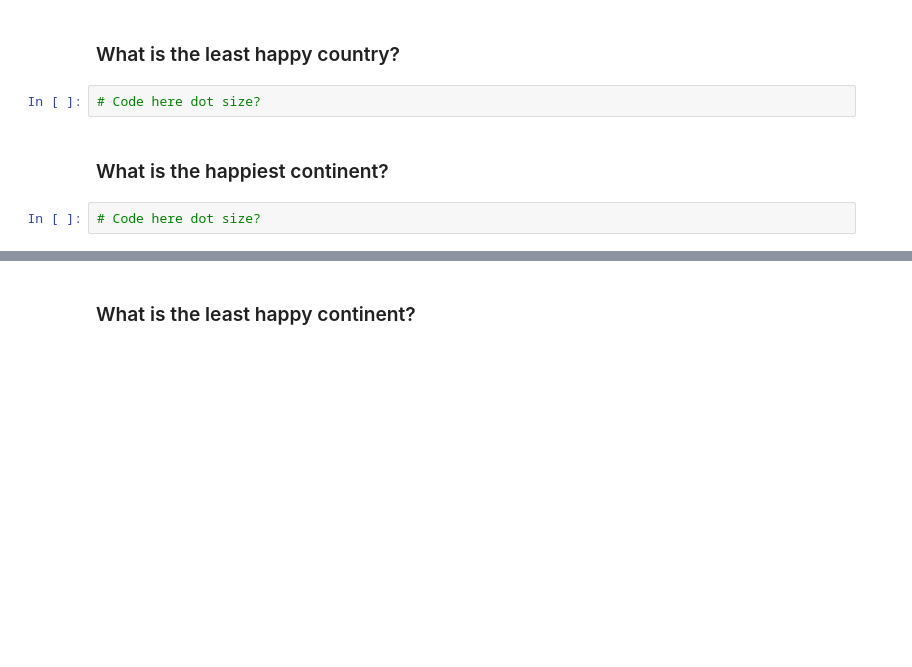
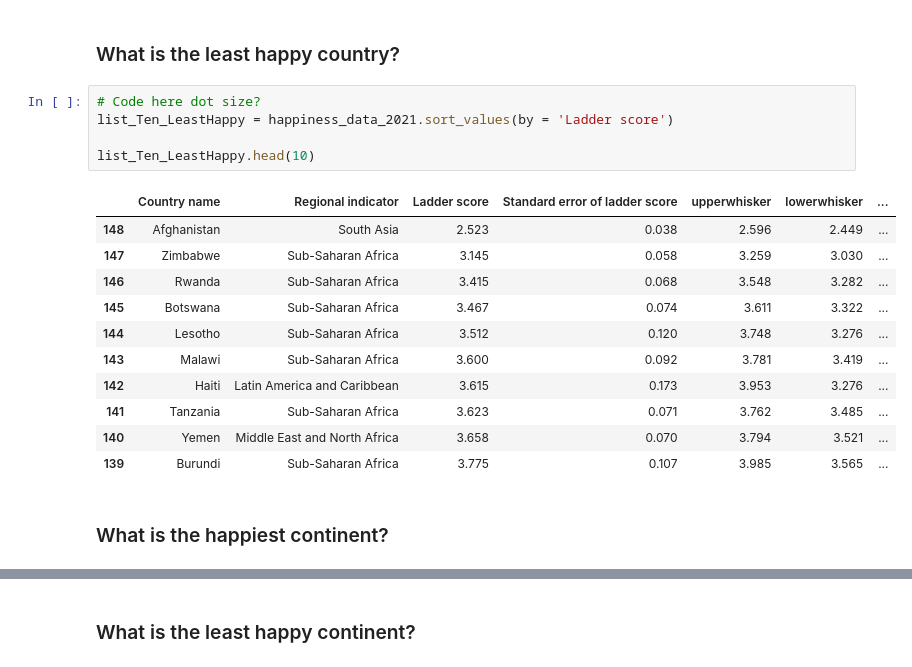
Before and after one commit to Leo-SLC/Project_1, a Jupyter notebook: HappinessResearch.ipynb, the cells around one changed output, grey strips where cells are left out. Cells and saved outputs as stored; diff of their text form; blank space fills up the shorter version.

```diff
--- a/HappinessResearch.ipynb
+++ b/HappinessResearch.ipynb
@@ -54,7 +55,20 @@ happiness_2021_df.head()
 ### What is the least happy country?
 # %%
 # Code here dot size?
+list_Ten_LeastHappy = happiness_data_2021.sort_values(by = 'Ladder score')
+
+list_Ten_LeastHappy.head(10)
+# %% [output]
+|  | Country name | Regional indicator | Ladder score | Standard error of ladder score | upperwhisker | lowerwhisker | ... |
+| 148 | Afghanistan | South Asia | 2.523 | 0.038 | 2.596 | 2.449 | ... |
+| 147 | Zimbabwe | Sub-Saharan Africa | 3.145 | 0.058 | 3.259 | 3.030 | ... |
+| 146 | Rwanda | Sub-Saharan Africa | 3.415 | 0.068 | 3.548 | 3.282 | ... |
+| 145 | Botswana | Sub-Saharan Africa | 3.467 | 0.074 | 3.611 | 3.322 | ... |
+| 144 | Lesotho | Sub-Saharan Africa | 3.512 | 0.120 | 3.748 | 3.276 | ... |
+| 143 | Malawi | Sub-Saharan Africa | 3.600 | 0.092 | 3.781 | 3.419 | ... |
+| 142 | Haiti | Latin America and Caribbean | 3.615 | 0.173 | 3.953 | 3.276 | ... |
+| 141 | Tanzania | Sub-Saharan Africa | 3.623 | 0.071 | 3.762 | 3.485 | ... |
+| 140 | Yemen | Middle East and North Africa | 3.658 | 0.070 | 3.794 | 3.521 | ... |
+| 139 | Burundi | Sub-Saharan Africa | 3.775 | 0.107 | 3.985 | 3.565 | ... |
 # %% [markdown]
 ### What is the happiest continent?
-# %%
-# Code here dot size?
```
Also changed, not shown: parts of 4 cells of this notebook, 1 other file.
